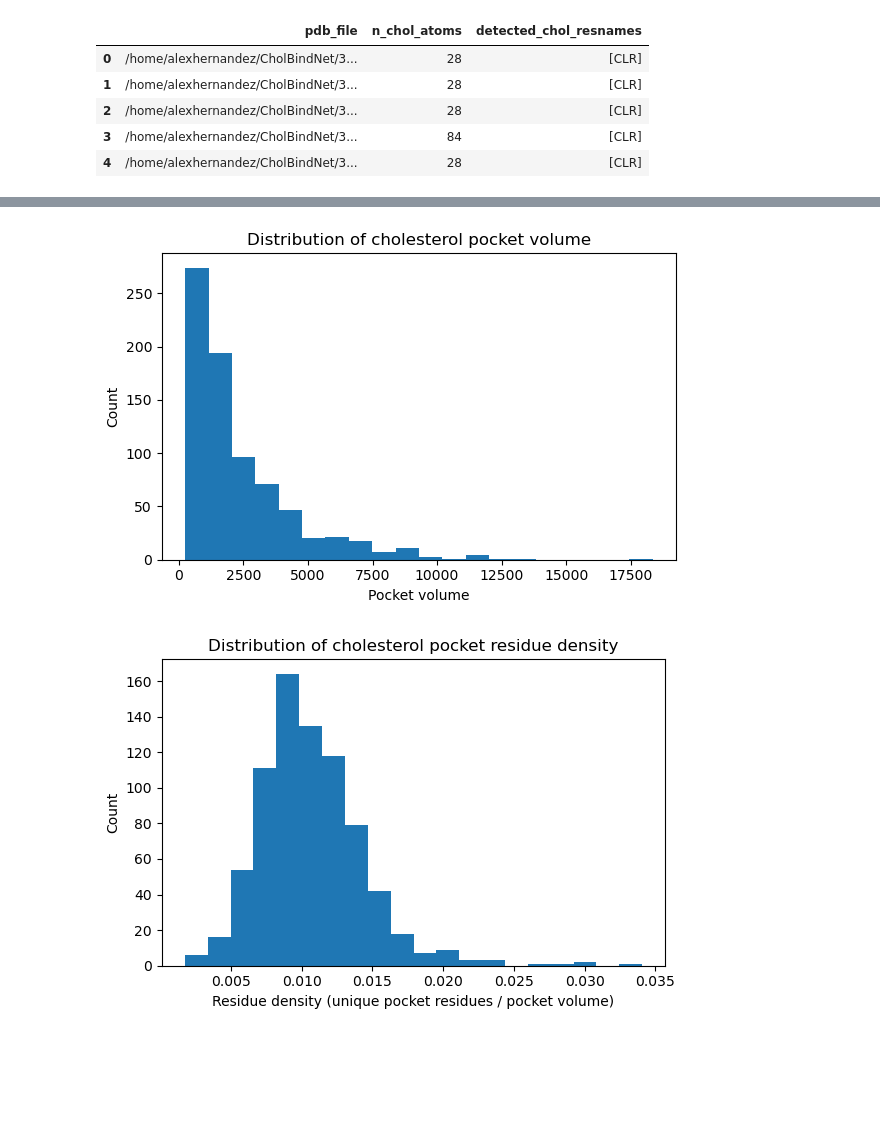
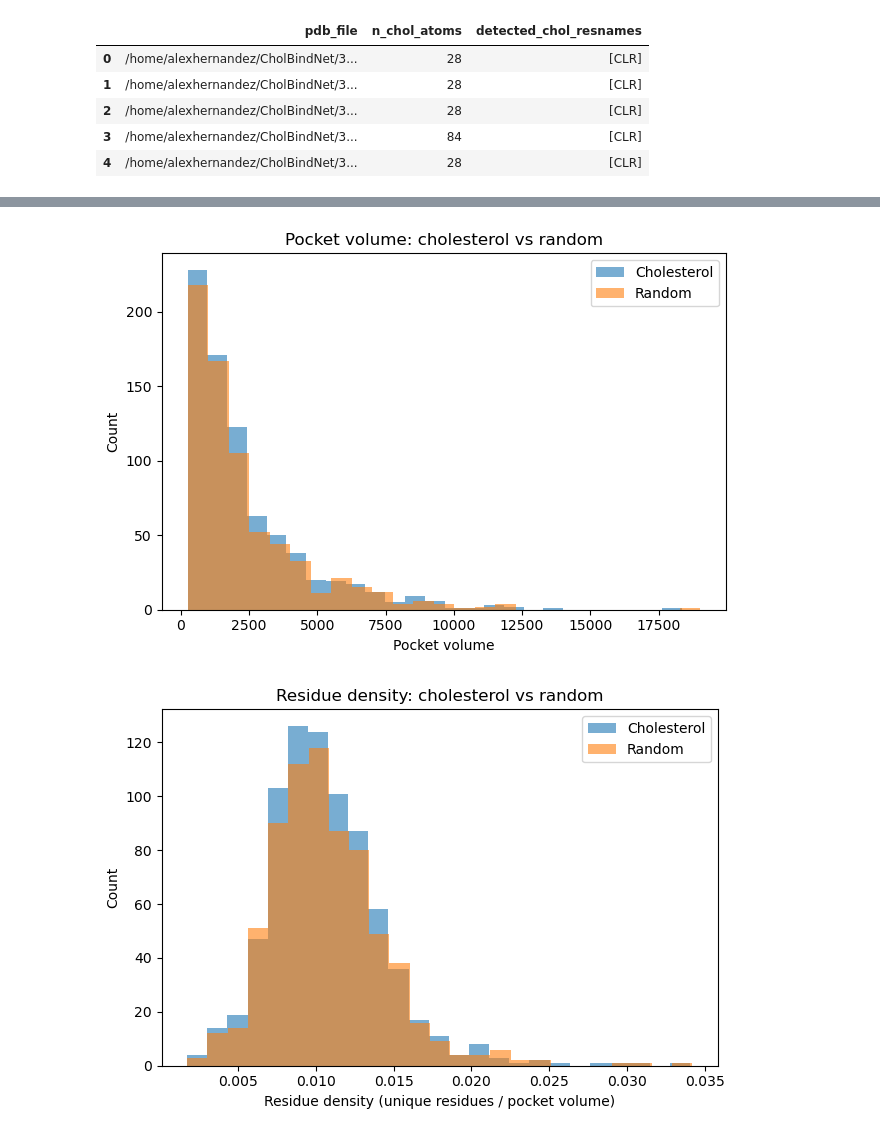
Before and after one commit to LynaLuo-Lab/CholBindNet, a Jupyter notebook: FPocketGNN/cholbindnet_dpocket_analysis.ipynb, the cells around one changed output, grey strips where cells are left out. Cells and saved outputs as stored; diff of their text form; code cells hidden in the pictures; blank space fills up the shorter version.

```diff
--- a/FPocketGNN/cholbindnet_dpocket_analysis.ipynb
+++ b/FPocketGNN/cholbindnet_dpocket_analysis.ipynb
@@ -46,36 +46,48 @@ import matplotlib.pyplot as plt
 pd.set_option("display.max_columns", None)
 pd.set_option("display.width", 200)
 # %%
-
 # --- User configuration ---
 
 # Directory containing holo PDB files with experimentally validated cholesterol bound
 PDB_DIR = Path("/home/alexhernandez/CholBindNet/3DCNN/CLR-PDB")
 
+# Directory containing random-pocket / decoy / non-cholesterol PDB files
+RANDOM_PDB_DIR = Path("/home/alexhernandez/CholBindNet/3DCNN/RANDOM-PDB")  # <-- change this
+RANDOM_SOURCE_PROTEIN_DIR = Path("/home/alexhernandez/CholBindNet/3DCNN/CLR-PDB")
+
 # Output directory for all dpocket outputs, plots, and CSV files
 OUT_DIR = Path("./dpocket_cholbindnet_analysis")
 
 # Name/path of the dpocket executable
-# Examples:
-#   "dpocket"
-#   "/usr/local/bin/dpocket"
-#   "/path/to/fpocket/bin/dpocket"
 DPOCKET_EXE = "/usr/local/bin/dpocket"
+FPOCKET_EXE = "/usr/local/bin/fpocket"
 
 # Ligand residue names to treat as cholesterol
-# Keep CLR first if that is your standard naming
 CHOLESTEROL_RESNAMES = ["CLR", "CHL1", "CHL", "STE", "CHO"]
 
 # Distance cutoff in Angstroms for defining contacting protein residues
-# 4.0 A is a reasonable starting point and aligns well with explicit pocket style analyses
 CONTACT_CUTOFF = 4.0
+
+# Maximum number of random pockets to analyze
+MAX_RANDOM_POCKETS = 700
+MAX_RANDOM_SOURCE_PROTEINS = 700
+GENERATE_RANDOM_POCKET_DIR = True
+FPOCKET_RANDOM_OUT_DIR = OUT_DIR / "fpocket_random_outputs"
+
+# Random seed for reproducibility
+RANDOM_SEED = 42
 
 # Figure DPI
 FIG_DPI = 300
 
+# Reuse already-saved cholesterol results instead of rerunning
+LOAD_EXISTING_CHOLESTEROL_RESULTS = True
+CHOLESTEROL_RESULTS_CSV = OUT_DIR / "cholesterol_pocket_complexity_metrics.csv"
+
 OUT_DIR.mkdir(parents=True, exist_ok=True)
 
 print("PDB_DIR:", PDB_DIR)
+print("RANDOM_PDB_DIR:", RANDOM_PDB_DIR)
 print("OUT_DIR:", OUT_DIR.resolve())
 # %% [output]
 PDB_DIR: /home/alexhernandez/CholBindNet/3DCNN/CLR-PDB
@@ -617,28 +884,42 @@ summary_stats.to_csv(OUT_DIR / "summary_statistics.csv", index=False)
 # %%
+# --- Figure: cholesterol vs random pocket volume ---
 
-# --- Figure 1: pocket volume distribution ---
+fig, ax = plt.subplots(figsize=(6.5, 4.5))
 
-fig, ax = plt.subplots(figsize=(6, 4))
-ax.hist(merged_df["pocket_volume"].dropna(), bins=20)
+chol_vals = combined_df.loc[combined_df["group"] == "cholesterol", "pocket_volume"].dropna()
+rand_vals = combined_df.loc[combined_df["group"] == "random", "pocket_volume"].dropna()
+
+ax.hist(chol_vals, bins=25, alpha=0.6, label="Cholesterol")
+ax.hist(rand_vals, bins=25, alpha=0.6, label="Random")
+
 ax.set_xlabel("Pocket volume")
 ax.set_ylabel("Count")
-ax.set_title("Distribution of cholesterol pocket volume")
+ax.set_title("Pocket volume: cholesterol vs random")
+ax.legend()
+
 fig.tight_layout()
-fig.savefig(OUT_DIR / "figure_pocket_volume_histogram.png", dpi=FIG_DPI, bbox_inches="tight")
+fig.savefig(OUT_DIR / "figure_compare_pocket_volume_histogram.png", dpi=FIG_DPI, bbox_inches="tight")
 plt.show()
 # %% [output]
-[figure, old version]
+[figure, new version]
 # %%
+# --- Figure: cholesterol vs random residue density ---
 
-# --- Figure 2: residue density distribution ---
+fig, ax = plt.subplots(figsize=(6.5, 4.5))
 
-fig, ax = plt.subplots(figsize=(6, 4))
-ax.hist(merged_df["residue_density"].replace([np.inf, -np.inf], np.nan).dropna(), bins=20)
-ax.set_xlabel("Residue density (unique pocket residues / pocket volume)")
+chol_vals = combined_df.loc[combined_df["group"] == "cholesterol", "residue_density"].dropna()
+rand_vals = combined_df.loc[combined_df["group"] == "random", "residue_density"].dropna()
+
+ax.hist(chol_vals, bins=25, alpha=0.6, label="Cholesterol")
+ax.hist(rand_vals, bins=25, alpha=0.6, label="Random")
+
+ax.set_xlabel("Residue density (unique residues / pocket volume)")
 ax.set_ylabel("Count")
-ax.set_title("Distribution of cholesterol pocket residue density")
+ax.set_title("Residue density: cholesterol vs random")
+ax.legend()
+
 fig.tight_layout()
-fig.savefig(OUT_DIR / "figure_residue_density_histogram.png", dpi=FIG_DPI, bbox_inches="tight")
+fig.savefig(OUT_DIR / "figure_compare_residue_density_histogram.png", dpi=FIG_DPI, bbox_inches="tight")
 plt.show()
 # %% [output]
-[figure, old version]
+[figure, new version]
```
Also changed, not shown: parts of 24 cells of this notebook.
